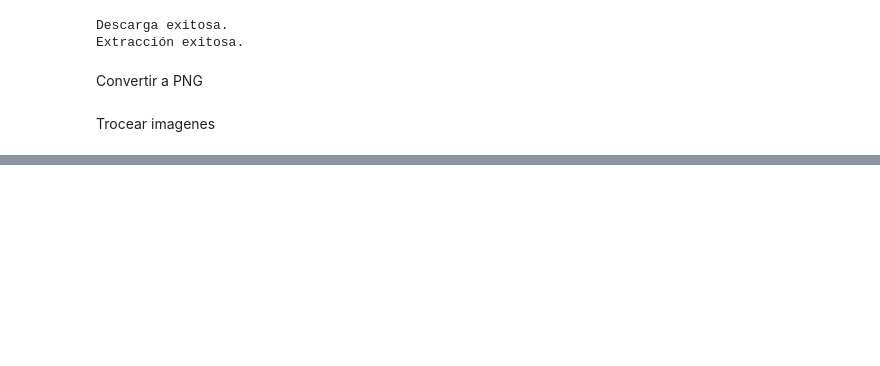
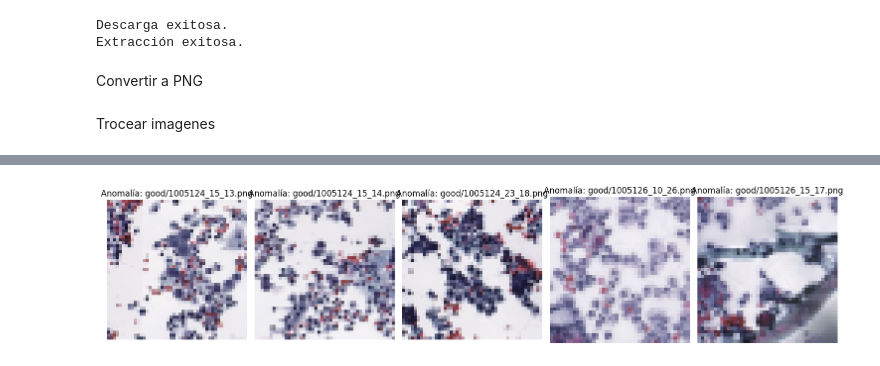
Before and after one commit to jonruida/PFM-and-PEFM-for-Image-Anomaly-Detection-and-Segmentation, a Jupyter notebook: VGG16_Transferlearning.ipynb, the cells around one changed output, grey strips where cells are left out. Drawn from its saved outputs; the diff is of its cells as text; code cells hidden in the pictures; blank space fills up the shorter version.

```diff
--- a/VGG16_Transferlearning.ipynb
+++ b/VGG16_Transferlearning.ipynb
@@ -322,8 +246,14 @@ import tensorflow as tf
 from tensorflow.keras.models import Sequential
 from tensorflow.keras.layers import Dense, Flatten
 
-# Creamos y entrenamos el modelo One-Class SVM
-svm_model = OneClassSVM(kernel='rbf', gamma='scale')
+# Parámetro para ajustar la sensibilidad del SVM One-Class
+nu = 0.01  # Puedes probar valores más bajos como 0.05 o 0.01 para menos sensibilidad
+
+# Creamos y entrenamos el modelo One-Class SVM con el nuevo valor de `nu`
+svm_model = OneClassSVM(kernel='rbf', gamma='scale', nu=nu)
+
+# # Creamos y entrenamos el modelo One-Class SVM
+# svm_model = OneClassSVM(kernel='rbf', gamma='scale')
 svm_model.fit(train_features.reshape(train_features.shape[0], -1))  # Aplanar las características
 
 # Construimos un modelo simple de TensorFlow
@@ -421,0 +324,38 @@ Número de imágenes que comienzan con '100': 12286
+# %%
+import os
+import numpy as np
+import matplotlib.pyplot as plt
+from PIL import Image
+
+
+# Función para cargar y mostrar imágenes anómalas
+def mostrar_imagenes_anomalas(anomaly_names, dir_path, num_imagenes=5):
+    """
+    Visualiza algunas imágenes anómalas.
+
+    :param anomaly_names: Lista de nombres de archivos de imágenes anómalas
+    :param dir_path: Ruta a la carpeta que contiene las imágenes
+    :param num_imagenes: Número de imágenes a mostrar
+    """
+    # Limitar el número de imágenes a mostrar al menor entre num_imagenes y la cantidad total de anomalías detectadas
+    num_imagenes = min(num_imagenes, len(anomaly_names))
+
+    plt.figure(figsize=(15, 15))
+
+    for i in range(num_imagenes):
+        filename = anomaly_names[i]
+        image_path = os.path.join(dir_path, filename)
+        image = Image.open(image_path)
+
+        plt.subplot(1, num_imagenes, i + 1)
+        plt.imshow(image)
+        plt.title(f'Anomalía: {filename}')
+        plt.axis('off')
+
+    plt.tight_layout()
+    plt.show()
+
+# Mostrar 5 imágenes anómalas detectadas por el modelo One-Class SVM
+mostrar_imagenes_anomalas(anomaly_names_svm, dir_test, num_imagenes=5)
+# %% [output]
+[figure, added]
```
Also changed, not shown: parts of 7 cells of this notebook.
